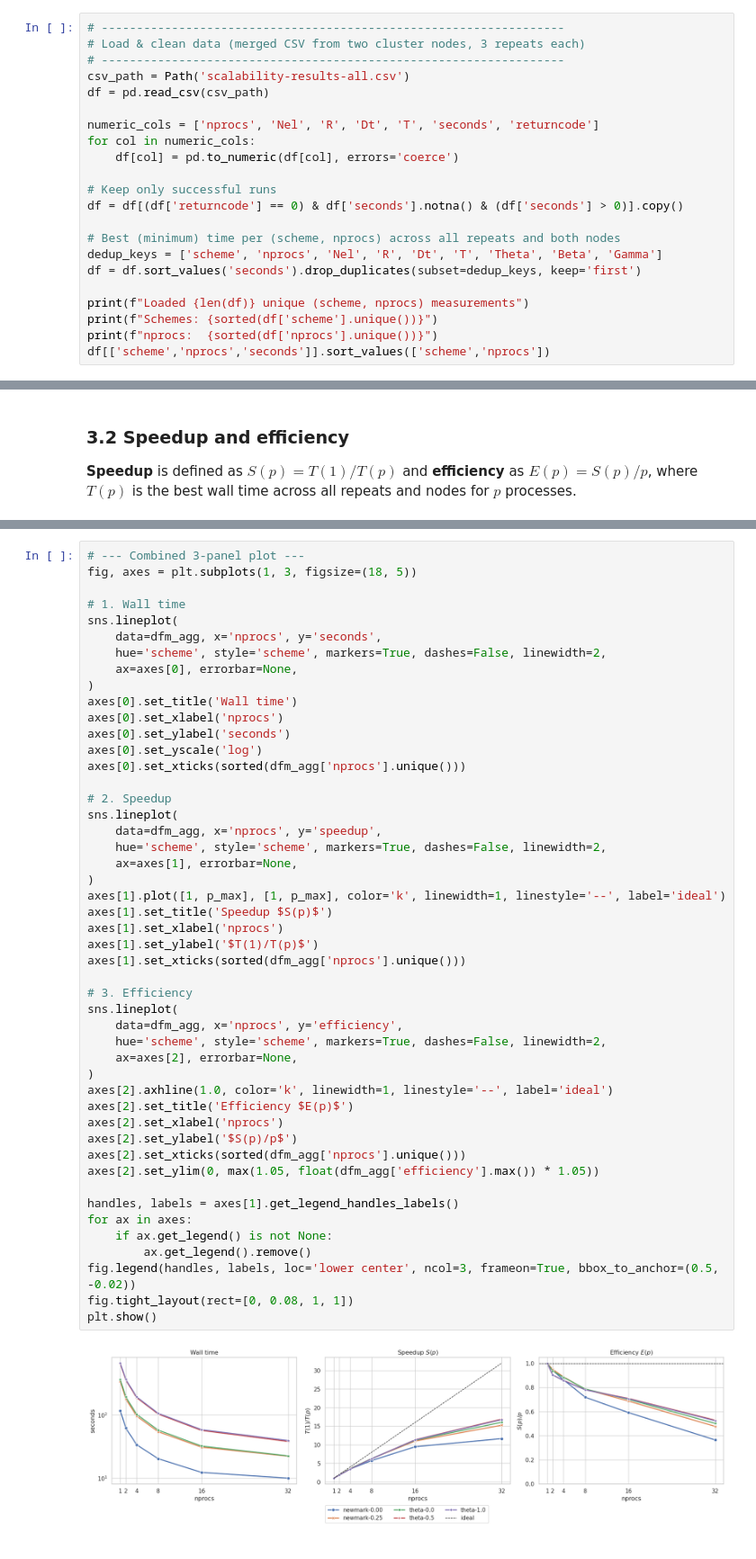
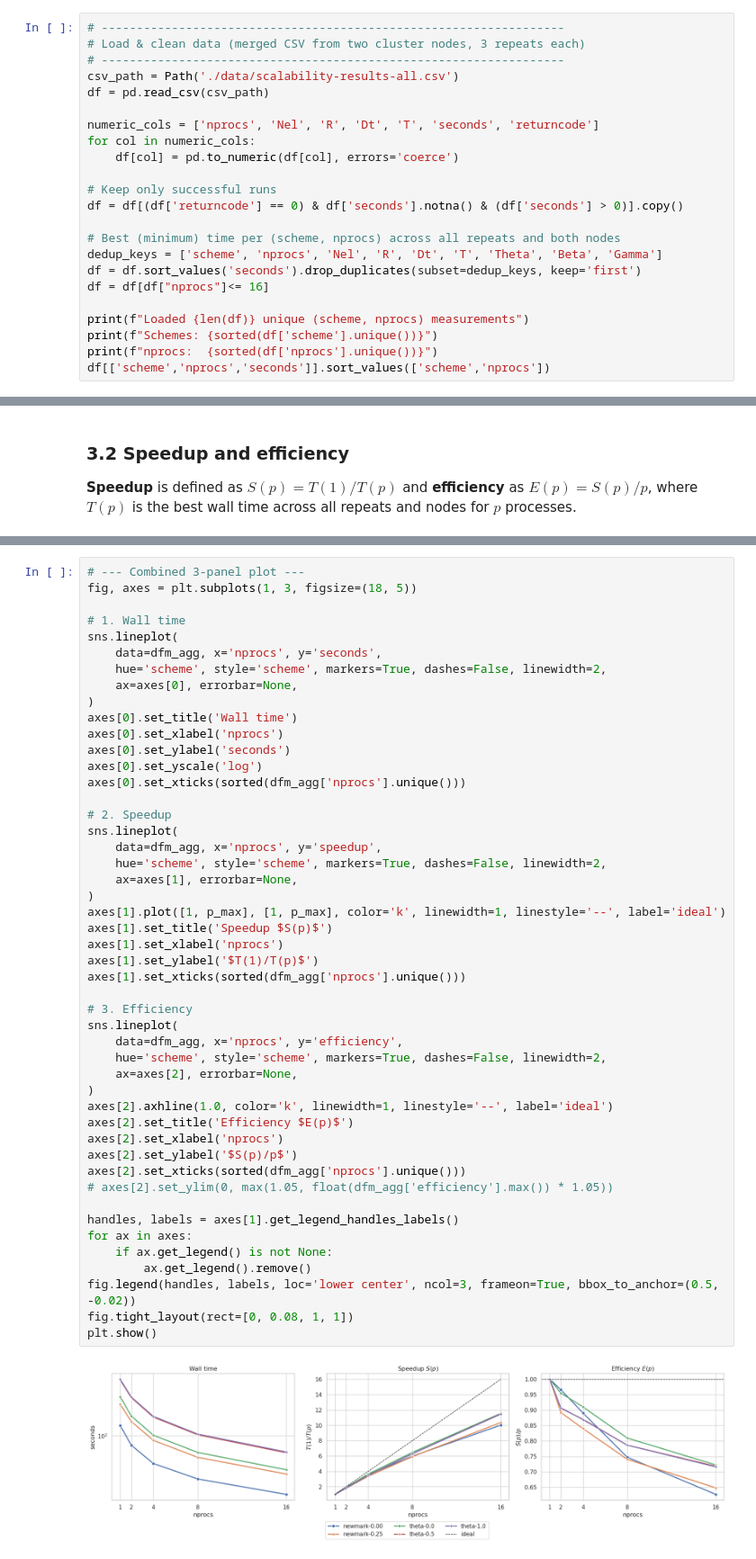
Before and after one commit to AlessandroGhiotto/nmpde-wave-equation, a Jupyter notebook: analysis/scalability-analisys.ipynb, the cells around one changed output, grey strips where cells are left out. Shown at 90% size. Cells and saved outputs as stored; diff of their text form.

Commit message:
moved data into the subfolder

```diff
--- a/analysis/scalability-analisys.ipynb
+++ b/analysis/scalability-analisys.ipynb
@@ -97,7 +97,7 @@ sns.set_theme(style="whitegrid")
 # ------------------------------------------------------------------
 # Load & clean data (merged CSV from two cluster nodes, 3 repeats each)
 # ------------------------------------------------------------------
-csv_path = Path('scalability-results-all.csv')
+csv_path = Path('./data/scalability-results-all.csv')
 df = pd.read_csv(csv_path)
 
 numeric_cols = ['nprocs', 'Nel', 'R', 'Dt', 'T', 'seconds', 'returncode']
@@ -110,6 +110,7 @@ df = df[(df['returncode'] == 0) & df['seconds'].notna() & (df['seconds'] > 0)].c
 # Best (minimum) time per (scheme, nprocs) across all repeats and both nodes
 dedup_keys = ['scheme', 'nprocs', 'Nel', 'R', 'Dt', 'T', 'Theta', 'Beta', 'Gamma']
 df = df.sort_values('seconds').drop_duplicates(subset=dedup_keys, keep='first')
+df = df[df["nprocs"]<= 16]
 
 print(f"Loaded {len(df)} unique (scheme, nprocs) measurements")
 print(f"Schemes: {sorted(df['scheme'].unique())}")
@@ -268,35 +268,35 @@ sns.lineplot(
     data=dfm_agg, x='nprocs', y='speedup',
     hue='scheme', style='scheme', markers=True, dashes=False, linewidth=2,
     ax=axes[1], errorbar=None,
 )
 axes[1].plot([1, p_max], [1, p_max], color='k', linewidth=1, linestyle='--', label='ideal')
 axes[1].set_title('Speedup $S(p)$')
 axes[1].set_xlabel('nprocs')
 axes[1].set_ylabel('$T(1)/T(p)$')
 axes[1].set_xticks(sorted(dfm_agg['nprocs'].unique()))
 
 # 3. Efficiency
 sns.lineplot(
     data=dfm_agg, x='nprocs', y='efficiency',
     hue='scheme', style='scheme', markers=True, dashes=False, linewidth=2,
     ax=axes[2], errorbar=None,
 )
 axes[2].axhline(1.0, color='k', linewidth=1, linestyle='--', label='ideal')
 axes[2].set_title('Efficiency $E(p)$')
 axes[2].set_xlabel('nprocs')
 axes[2].set_ylabel('$S(p)/p$')
 axes[2].set_xticks(sorted(dfm_agg['nprocs'].unique()))
-axes[2].set_ylim(0, max(1.05, float(dfm_agg['efficiency'].max()) * 1.05))
+# axes[2].set_ylim(0, max(1.05, float(dfm_agg['efficiency'].max()) * 1.05))
 
 handles, labels = axes[1].get_legend_handles_labels()
 for ax in axes:
     if ax.get_legend() is not None:
         ax.get_legend().remove()
 fig.legend(handles, labels, loc='lower center', ncol=3, frameon=True, bbox_to_anchor=(0.5, -0.02))
 fig.tight_layout(rect=[0, 0.08, 1, 1])
 plt.show()
 # %% [output]
-[figure, old version]
+[figure, new version]
 # %% [markdown]
 ## 4. Conclusions
 
```
Also changed, not shown: parts of 7 cells of this notebook, 12 other files.
